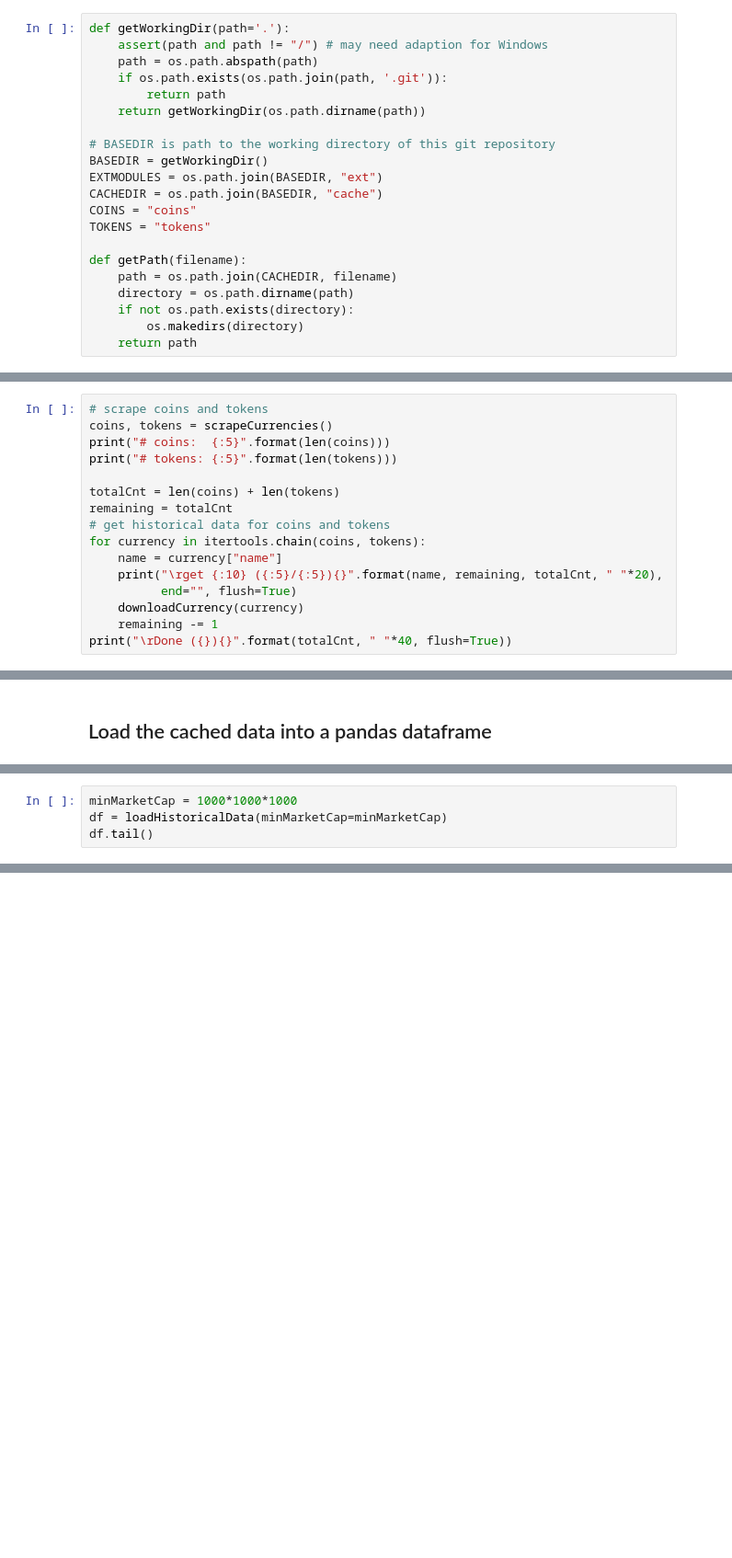
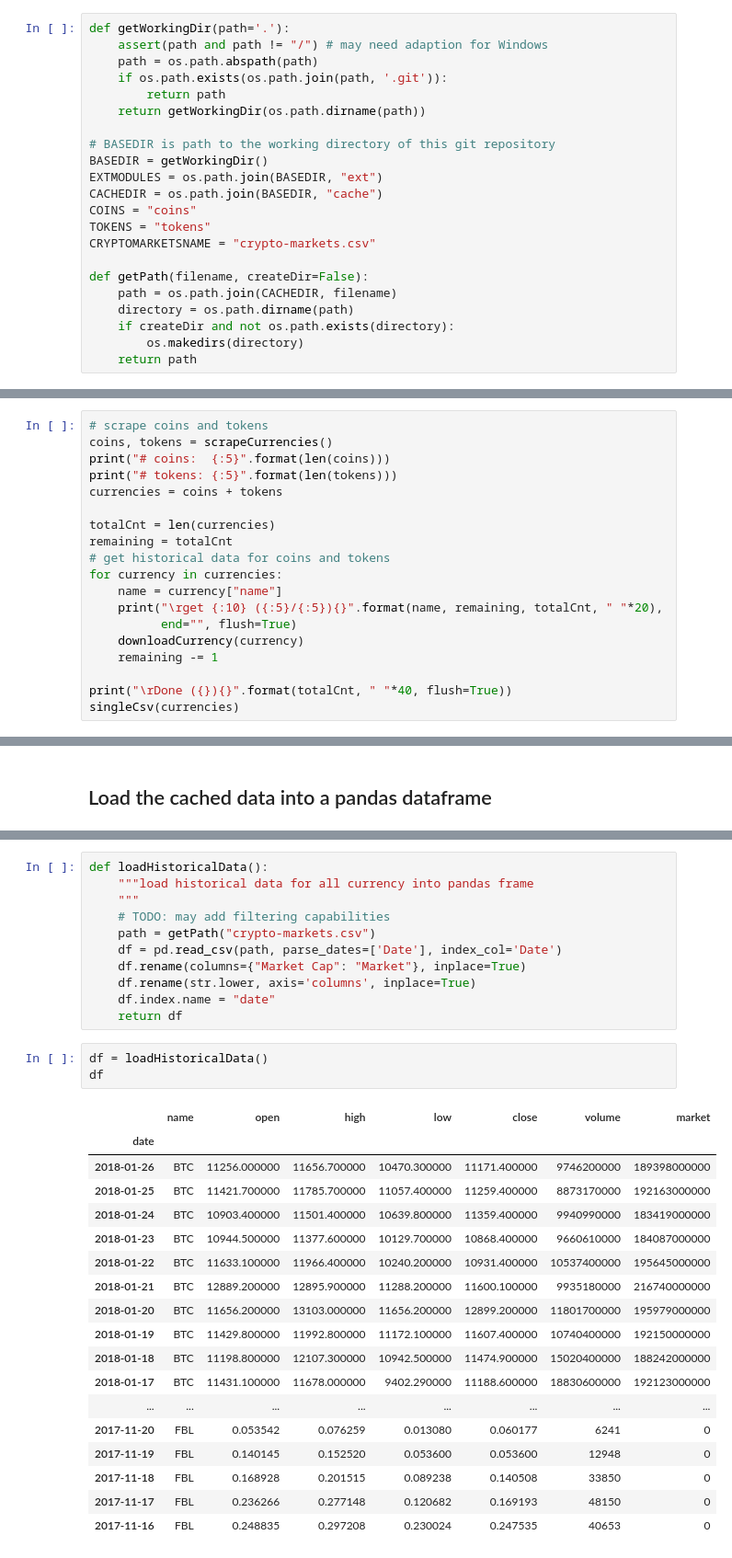
Before and after one commit to dahuebi/cas-pml-prj, a Jupyter notebook: src/scrape.ipynb, the cells around one changed output, grey strips where cells are left out. Shown at 92% size. Cells and saved outputs as stored; diff of their text form; blank space fills up the shorter version.

```diff
--- a/src/scrape.ipynb
+++ b/src/scrape.ipynb
@@ -32,11 +32,12 @@ EXTMODULES = os.path.join(BASEDIR, "ext")
 CACHEDIR = os.path.join(BASEDIR, "cache")
 COINS = "coins"
 TOKENS = "tokens"
+CRYPTOMARKETSNAME = "crypto-markets.csv"
 
-def getPath(filename):
+def getPath(filename, createDir=False):
     path = os.path.join(CACHEDIR, filename)
     directory = os.path.dirname(path)
-    if not os.path.exists(directory):
+    if createDir and not os.path.exists(directory):
         os.makedirs(directory)
     return path
 # %% [markdown]
@@ -213,17 +245,20 @@ The result is a filled __CACHE__ directory.
 coins, tokens = scrapeCurrencies()
 print("# coins:  {:5}".format(len(coins)))
 print("# tokens: {:5}".format(len(tokens)))
+currencies = coins + tokens
 
-totalCnt = len(coins) + len(tokens)
+totalCnt = len(currencies)
 remaining = totalCnt
 # get historical data for coins and tokens
-for currency in itertools.chain(coins, tokens):
+for currency in currencies:
     name = currency["name"]
     print("\rget {:10} ({:5}/{:5}){}".format(name, remaining, totalCnt, " "*20),
           end="", flush=True)
     downloadCurrency(currency)
     remaining -= 1
+
 print("\rDone ({}){}".format(totalCnt, " "*40, flush=True))
+singleCsv(currencies)
 # %% [output]
 # coins:    896
 # tokens:   564
@@ -267,4 +267,0 @@ def loadHistoricalData(minMarketCap=1000*1000):
-# %%
-minMarketCap = 1000*1000*1000
-df = loadHistoricalData(minMarketCap=minMarketCap)
-df.tail()
@@ -280,0 +268,33 @@ Done    52
+# %%
+def loadHistoricalData():
+    """load historical data for all currency into pandas frame
+    """
+    # TODO: may add filtering capabilities
+    path = getPath("crypto-markets.csv")
+    df = pd.read_csv(path, parse_dates=['Date'], index_col='Date')
+    df.rename(columns={"Market Cap": "Market"}, inplace=True)
+    df.rename(str.lower, axis='columns', inplace=True)
+    df.index.name = "date"
+    return df
+# %%
+df = loadHistoricalData()
+df
+# %% [output]
+|  | name | open | high | low | close | volume | market |
+| date |  |  |  |  |  |  |  |
+| 2018-01-26 | BTC | 11256.000000 | 11656.700000 | 10470.300000 | 11171.400000 | 9746200000 | 189398000000 |
+| 2018-01-25 | BTC | 11421.700000 | 11785.700000 | 11057.400000 | 11259.400000 | 8873170000 | 192163000000 |
+| 2018-01-24 | BTC | 10903.400000 | 11501.400000 | 10639.800000 | 11359.400000 | 9940990000 | 183419000000 |
+| 2018-01-23 | BTC | 10944.500000 | 11377.600000 | 10129.700000 | 10868.400000 | 9660610000 | 184087000000 |
+| 2018-01-22 | BTC | 11633.100000 | 11966.400000 | 10240.200000 | 10931.400000 | 10537400000 | 195645000000 |
+| 2018-01-21 | BTC | 12889.200000 | 12895.900000 | 11288.200000 | 11600.100000 | 9935180000 | 216740000000 |
+| 2018-01-20 | BTC | 11656.200000 | 13103.000000 | 11656.200000 | 12899.200000 | 11801700000 | 195979000000 |
+| 2018-01-19 | BTC | 11429.800000 | 11992.800000 | 11172.100000 | 11607.400000 | 10740400000 | 192150000000 |
+| 2018-01-18 | BTC | 11198.800000 | 12107.300000 | 10942.500000 | 11474.900000 | 15020400000 | 188242000000 |
+| 2018-01-17 | BTC | 11431.100000 | 11678.000000 | 9402.290000 | 11188.600000 | 18830600000 | 192123000000 |
+| ... | ... | ... | ... | ... | ... | ... | ... |
+| 2017-11-20 | FBL | 0.053542 | 0.076259 | 0.013080 | 0.060177 | 6241 | 0 |
+| 2017-11-19 | FBL | 0.140145 | 0.152520 | 0.053600 | 0.053600 | 12948 | 0 |
+| 2017-11-18 | FBL | 0.168928 | 0.201515 | 0.089238 | 0.140508 | 33850 | 0 |
+| 2017-11-17 | FBL | 0.236266 | 0.277148 | 0.120682 | 0.169193 | 48150 | 0 |
+| 2017-11-16 | FBL | 0.248835 | 0.297208 | 0.230024 | 0.247535 | 40653 | 0 |
```
Also changed, not shown: parts of 6 cells of this notebook, 2 other files.
